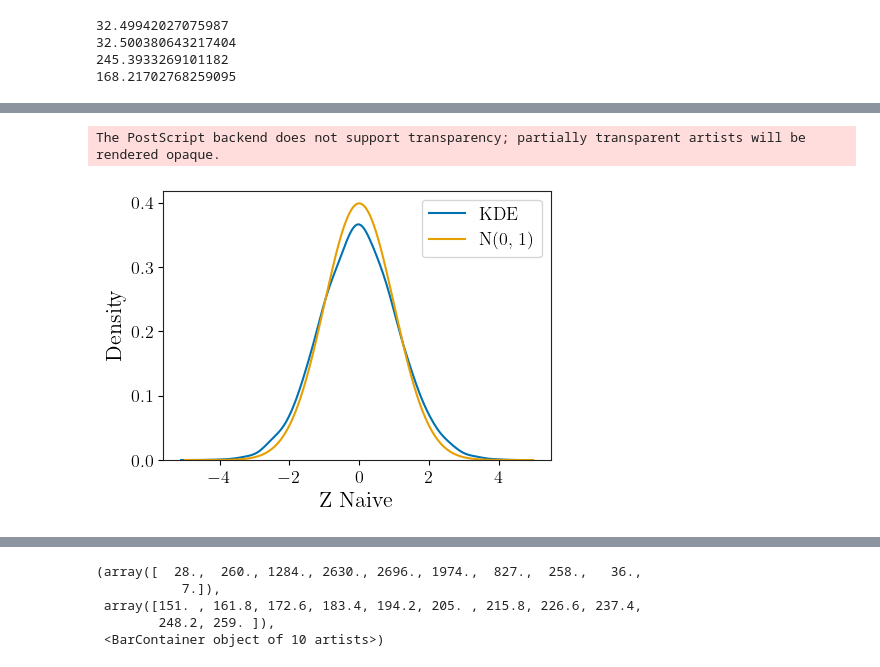
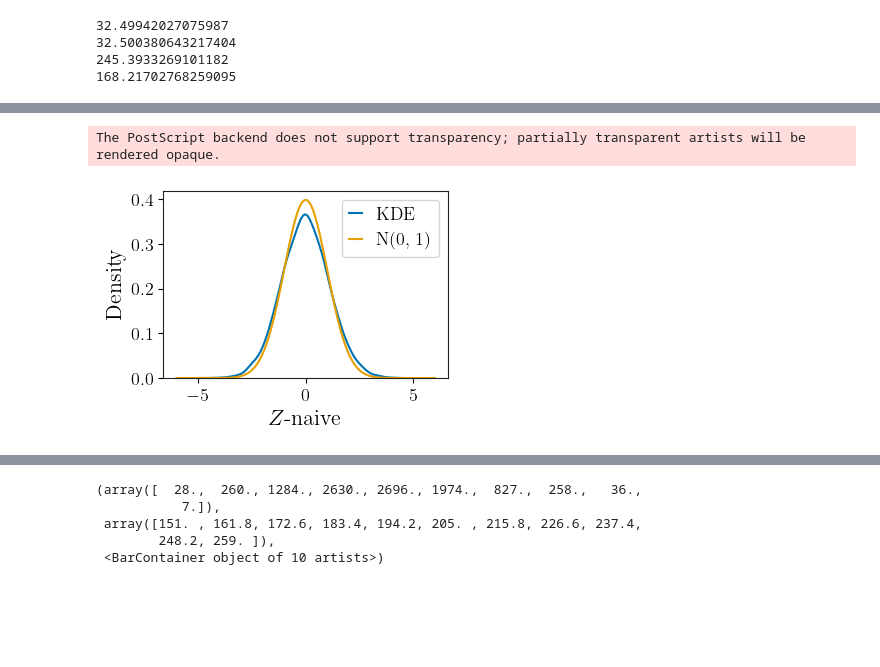
Before and after one commit to eastonhuch/lag-martingales, a Jupyter notebook: simulation.ipynb, the cells around one changed output, grey strips where cells are left out. Drawn from its saved outputs; the diff is of its cells as text; code cells hidden in the pictures; blank space fills up the shorter version.

```diff
--- a/simulation.ipynb
+++ b/simulation.ipynb
@@ -52,10 +52,11 @@ print(ttest_1samp(zs**2, popmean=1.))
 print(normaltest(zs))
 fig, ax = get_fig_ax()
 ax = sns.kdeplot(zs, ax=ax, bw_method=0.2, label="KDE")
-zs_vals = np.linspace(-5, 5, 1000)
+zs_vals = np.linspace(-6, 6, 1000)
 gaussian_pdf_vals = norm.pdf(zs_vals)
 ax.plot(zs_vals, gaussian_pdf_vals, label="N(0, 1)")
-ax.set_xlabel("Z")
-ax.legend()
+ax.set_xlabel("$Z$")
+ax.set_ylim(0, 0.42)
+ax.legend(handlelength=0.7)
 save_my_fig(fig, "z")
 # %% [output]
@@ -72,7 +73,8 @@ print(normaltest(zs_naive))
 fig, ax = get_fig_ax()
 ax = sns.kdeplot(zs_naive, ax=ax, bw_method=0.2, label="KDE")
 ax.plot(zs_vals, gaussian_pdf_vals, label="N(0, 1)")
-ax.set_xlabel("Z Naive")
-ax.legend()
+ax.set_xlabel("$Z$-naive")
+ax.set_ylim(0, 0.42)
+ax.legend(handlelength=0.7)
 save_my_fig(fig, "z-naive")
 # %% [output]
@@ -82,4 +84,4 @@ NormaltestResult(statistic=np.float64(6.843979811145992), pvalue=np.float64(0.03
 ./figures/z-naive
 The PostScript backend does not support transparency; partially transparent artists will be rendered opaque.
-[figure, old version]
+[figure, new version]
 # %%
```
Also changed, not shown: parts of 8 cells of this notebook, 15 other files.
